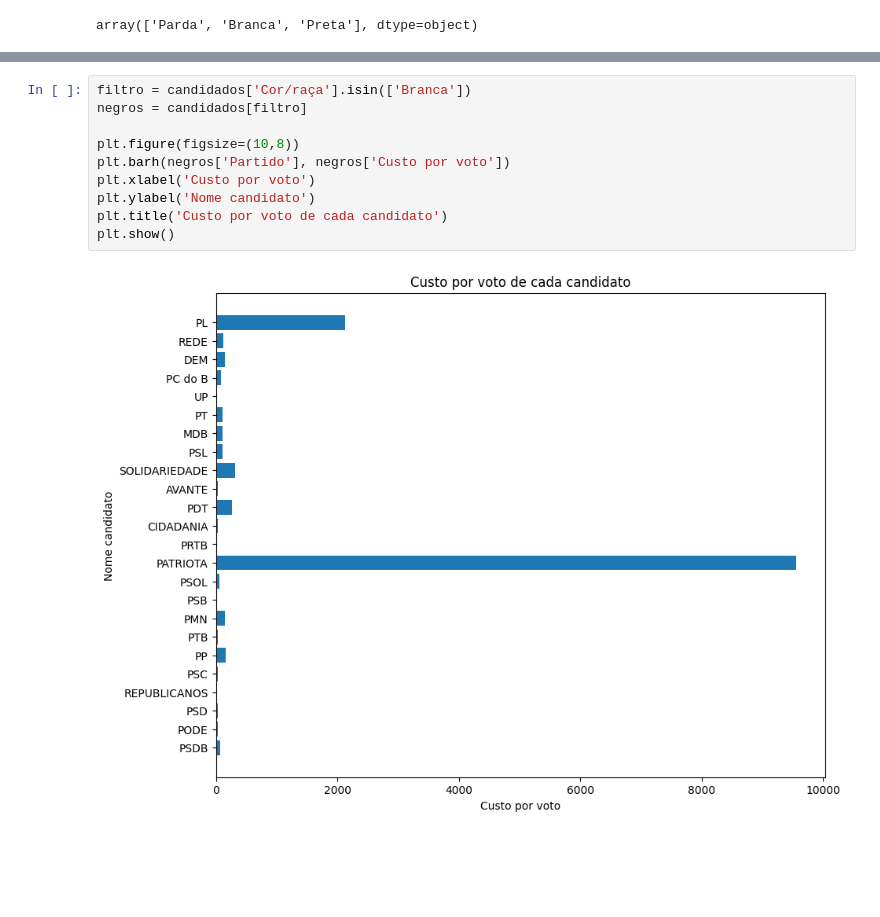
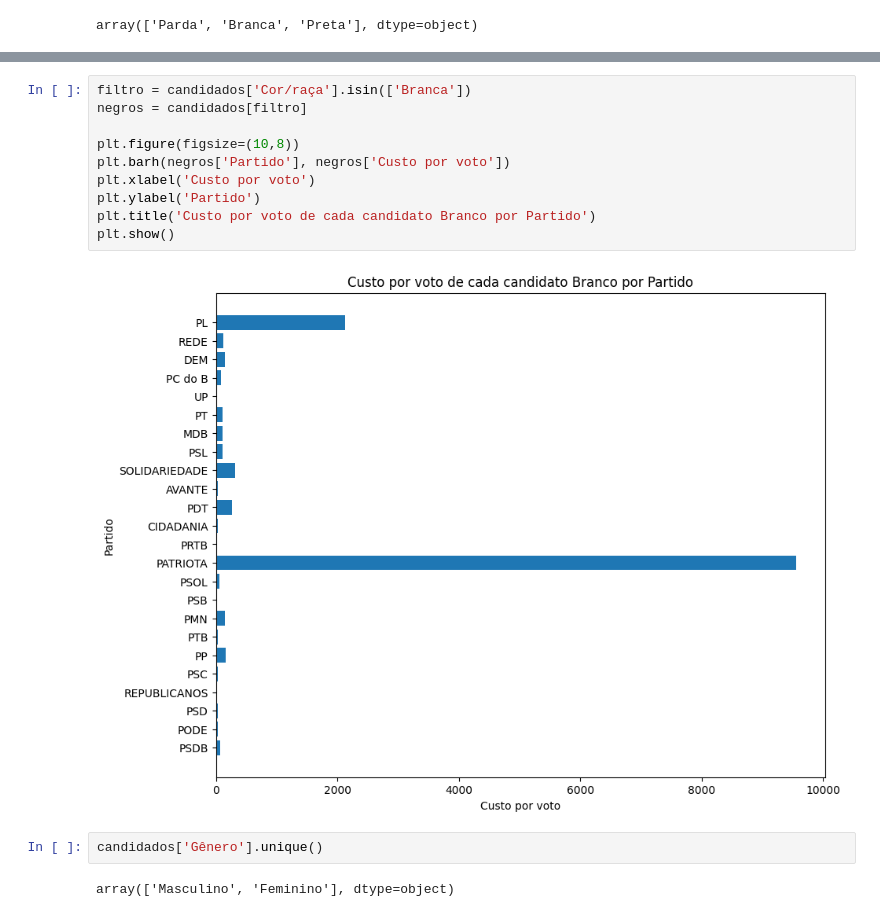
Before and after one commit to wesleyclzns/eleicao-2020, a Jupyter notebook: analise.ipynb, the cells around one changed output, grey strips where cells are left out. Saved outputs shown, nothing was run; the diff lists cells and outputs as text; blank space fills up the shorter version.

```diff
--- a/analise.ipynb
+++ b/analise.ipynb
@@ -275,12 +275,16 @@ plt.show()
 # %%
 filtro = candidados['Cor/raça'].isin(['Branca'])
 negros = candidados[filtro]
 
 plt.figure(figsize=(10,8))
 plt.barh(negros['Partido'], negros['Custo por voto'])
 plt.xlabel('Custo por voto')
-plt.ylabel('Nome candidato')
-plt.title('Custo por voto de cada candidato')
+plt.ylabel('Partido')
+plt.title('Custo por voto de cada candidato Branco por Partido')
 plt.show()
 # %% [output]
-[figure, old version]
+[figure, new version]
+# %%
+candidados['Gênero'].unique()
+# %% [output]
+array(['Masculino', 'Feminino'], dtype=object)
```
Also changed, not shown: parts of 3 cells of this notebook.
